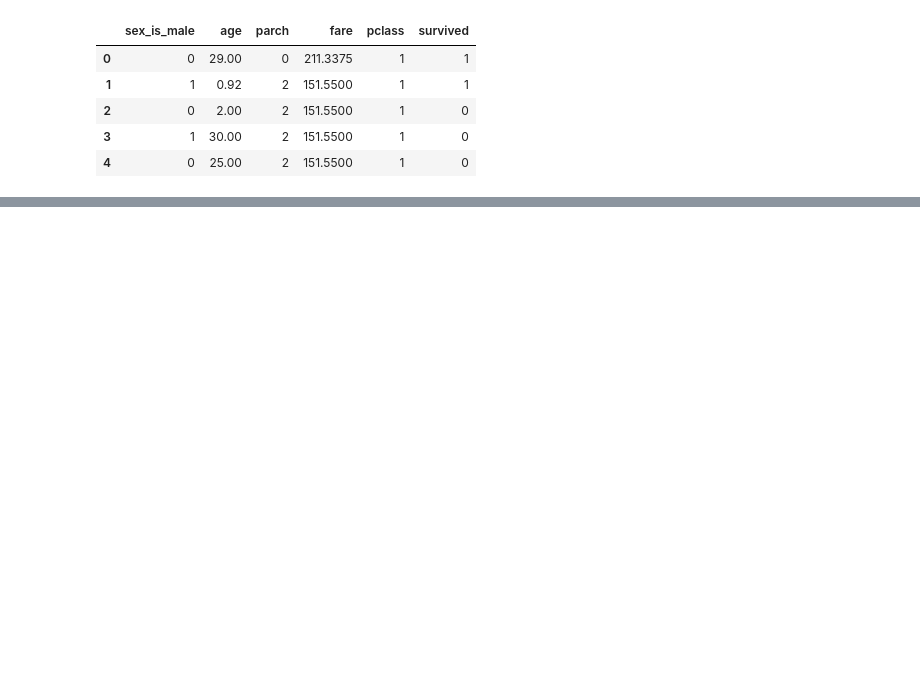
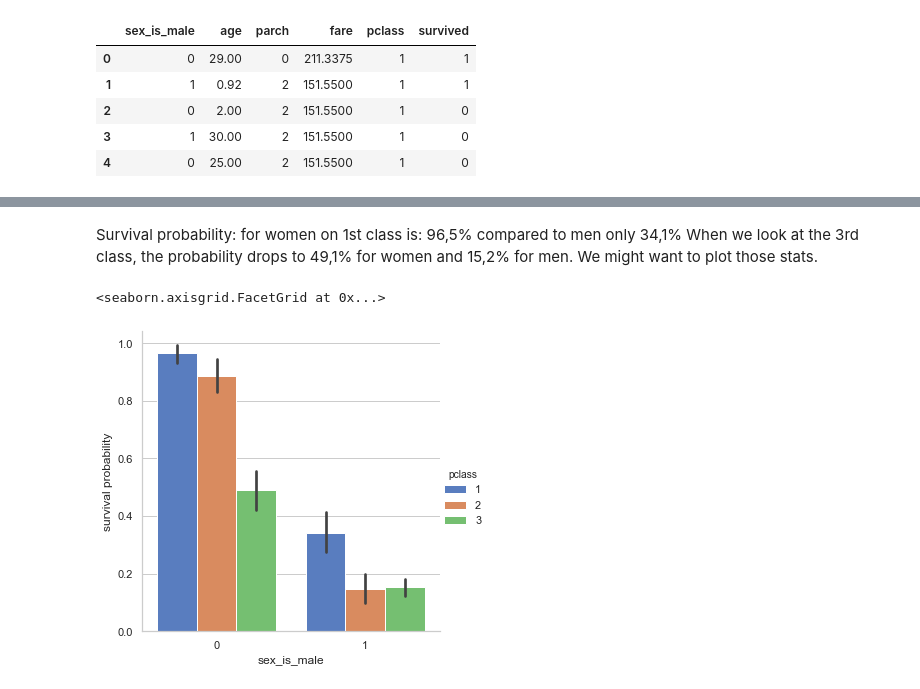
Before and after one commit to antoinedme/titanic-dataset-ml, a Jupyter notebook: Titanic-MachineLearning.ipynb, the cells around one changed output, grey strips where cells are left out. Saved outputs shown, nothing was run; the diff lists cells and outputs as text; code cells hidden in the pictures; blank space fills up the shorter version.

```diff
--- a/Titanic-MachineLearning.ipynb
+++ b/Titanic-MachineLearning.ipynb
@@ -153,3 +150,18 @@ exploratory.head()
+# %% [markdown]
+Survival probability: for women on 1st class is: 96,5% compared to men only 34,1%
+When we look at the 3rd class, the probability drops to 49,1% for women and 15,2% for men. We might want to plot those stats.
+# %%
+# Use Seaborn to visualize survived male and female per class in grouped barplots
+import seaborn as sns
+sns.set(style="whitegrid")
+
+# Draw a nested barplot to show survival for class and sex
+#g = sns.catplot(x="pclass", y="survived", hue="sex", data=titanic, height=5, kind="bar", palette="muted")
+graph = sns.catplot(x="sex_is_male", y="survived", hue="pclass", kind="bar", palette="muted", data=exploratory)
+graph.set_ylabels("survival probability")
+# %% [output]
+<seaborn.axisgrid.FacetGrid at 0x...>
+[figure, added]
 # %%
 # Draw scatterplots for joint relationships and histograms for univariate distributions:
 # different levels of a categorical variable by the color of plot elements
```
Also changed, not shown: parts of 7 cells of this notebook.
